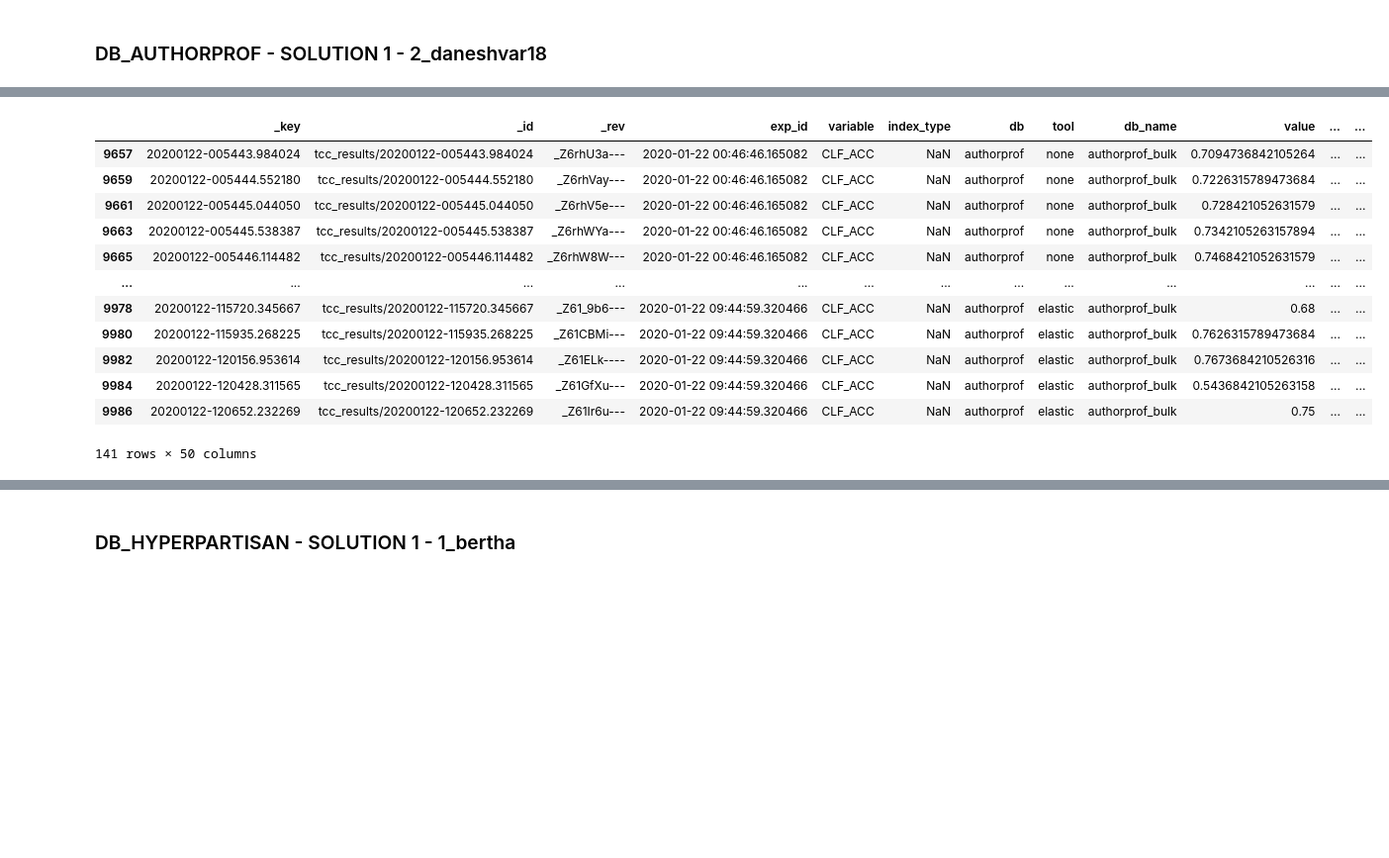
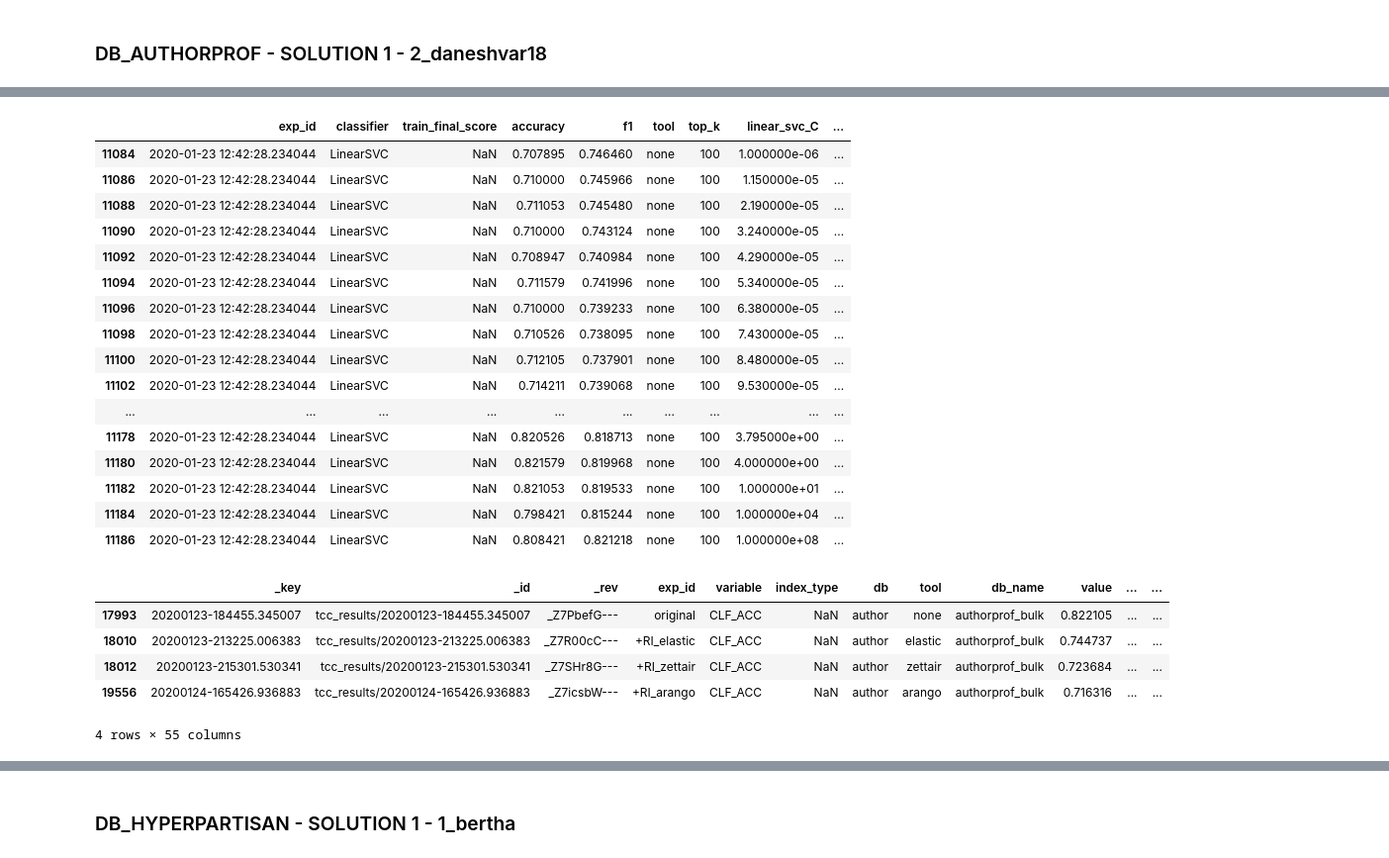
Before and after one commit to ruanmed/tcc-ii-ir-features-text-mining, a Jupyter notebook: tool-testing/results.ipynb, the cells around one changed output, grey strips where cells are left out. Shown at 99% size. Drawn from its saved outputs; the diff is of its cells as text; code cells hidden in the pictures; blank space fills up the shorter version.

```diff
--- a/tool-testing/results.ipynb
+++ b/tool-testing/results.ipynb
@@ -121,21 +199,45 @@ sel_2_daneshvar18.loc[sel_2_daneshvar18.groupby('exp_id')['f1'].idxmax().dropna(
+# %%
+ress = sel_2_daneshvar18.loc[(sel_2_daneshvar18.groupby('exp_id')['accuracy'].idxmax().dropna())]
+ress2 = ress.loc[(ress['top_k'] == '100')]
+ress = ress.loc[(ress['top_k'] == '100') & (ress['linear_svc_C'] == 1.0)]
+sel_2_daneshvar18.loc[sel_2_daneshvar18['exp_id'].isin(['2020-01-23 12:42:28.234044'])]
+# %% [output]
+|  | exp_id | classifier | train_final_score | accuracy | f1 | tool | top_k | linear_svc_C | ... |
+| 11084 | 2020-01-23 12:42:28.234044 | LinearSVC | NaN | 0.707895 | 0.746460 | none | 100 | 1.000000e-06 | ... |
+| 11086 | 2020-01-23 12:42:28.234044 | LinearSVC | NaN | 0.710000 | 0.745966 | none | 100 | 1.150000e-05 | ... |
+| 11088 | 2020-01-23 12:42:28.234044 | LinearSVC | NaN | 0.711053 | 0.745480 | none | 100 | 2.190000e-05 | ... |
+| 11090 | 2020-01-23 12:42:28.234044 | LinearSVC | NaN | 0.710000 | 0.743124 | none | 100 | 3.240000e-05 | ... |
+| 11092 | 2020-01-23 12:42:28.234044 | LinearSVC | NaN | 0.708947 | 0.740984 | none | 100 | 4.290000e-05 | ... |
+| 11094 | 2020-01-23 12:42:28.234044 | LinearSVC | NaN | 0.711579 | 0.741996 | none | 100 | 5.340000e-05 | ... |
+| 11096 | 2020-01-23 12:42:28.234044 | LinearSVC | NaN | 0.710000 | 0.739233 | none | 100 | 6.380000e-05 | ... |
+| 11098 | 2020-01-23 12:42:28.234044 | LinearSVC | NaN | 0.710526 | 0.738095 | none | 100 | 7.430000e-05 | ... |
+| 11100 | 2020-01-23 12:42:28.234044 | LinearSVC | NaN | 0.712105 | 0.737901 | none | 100 | 8.480000e-05 | ... |
+| 11102 | 2020-01-23 12:42:28.234044 | LinearSVC | NaN | 0.714211 | 0.739068 | none | 100 | 9.530000e-05 | ... |
+| ... | ... | ... | ... | ... | ... | ... | ... | ... | ... |
+| 11178 | 2020-01-23 12:42:28.234044 | LinearSVC | NaN | 0.820526 | 0.818713 | none | 100 | 3.795000e+00 | ... |
+| 11180 | 2020-01-23 12:42:28.234044 | LinearSVC | NaN | 0.821579 | 0.819968 | none | 100 | 4.000000e+00 | ... |
+| 11182 | 2020-01-23 12:42:28.234044 | LinearSVC | NaN | 0.821053 | 0.819533 | none | 100 | 1.000000e+01 | ... |
+| 11184 | 2020-01-23 12:42:28.234044 | LinearSVC | NaN | 0.798421 | 0.815244 | none | 100 | 1.000000e+04 | ... |
+| 11186 | 2020-01-23 12:42:28.234044 | LinearSVC | NaN | 0.808421 | 0.821218 | none | 100 | 1.000000e+08 | ... |
 # %%
-top_k_100_exp_ids = ['2020-01-22 00:46:46.165082', '2020-01-22 09:44:59.320466']
+top_k_100_exp_ids = ['2020-01-23 18:26:07.375789', '2020-01-23 21:20:45.677147', '2020-01-23 21:41:38.722074', '2020-01-24 16:40:36.117670']
+# top_k_100_exp_ids = ['2020-01-22 00:46:46.165082', '2020-01-22 09:44:59.320466', '2020-01-23 10:52:26.122222']
+# top_k_100_exp_ids = ['2020-01-23 18:26:07.375789', '2020-01-23 21:20:45.677147', '2020-01-23 21:41:38.722074', '2020-01-24 16:40:36.117670']
+cre_both = df.loc[(df['variable'].isin(['CLF_ACC', 'CLF_F1']))]
+cre_both = cre_both.loc[cre_both['exp_id'].isin(top_k_100_exp_ids)].dropna(subset=['linear_svc_C'])
+cre_both = cre_both.loc[(cre_both['linear_svc_C'] <= 10) & (cre_both['linear_svc_C'] >= 0)]
 cre = clf_acc_df.loc[clf_acc_df['exp_id'].isin(top_k_100_exp_ids)].dropna(subset=['linear_svc_C'])
 cre = cre.loc[(cre['linear_svc_C'] <= 10) & (cre['linear_svc_C'] >= 0)]
 
 # cre = cre.replace({'exp_id': {'2020-01-21 01:11:16.682270': 'ORIGINAL', '2020-01-20 11:56:27.013101': '+RI_ELASTIC', '2020-01-20 12:17:29.856689': '+RI_ARANGO', '2020-01-20 12:40:57.164582': '+RI_ZETTAIR'}})
+sel_dict = {'exp_id': {'2020-01-23 18:26:07.375789': 'original', '2020-01-23 21:20:45.677147': '+RI_elastic', '2020-01-23 21:41:38.722074': '+RI_zettair', '2020-01-24 16:40:36.117670': '+RI_arango'}}
+cre_both = cre_both.replace(sel_dict)
+cre = cre.replace(sel_dict)
 cre
 # %% [output]
 |  | _key | _id | _rev | exp_id | variable | index_type | db | tool | db_name | value | ... | ... |
-| 9657 | 20200122-005443.984024 | tcc_results/20200122-005443.984024 | _Z6rhU3a--- | 2020-01-22 00:46:46.165082 | CLF_ACC | NaN | authorprof | none | authorprof_bulk | 0.7094736842105264 | ... | ... |
-| 9659 | 20200122-005444.552180 | tcc_results/20200122-005444.552180 | _Z6rhVay--- | 2020-01-22 00:46:46.165082 | CLF_ACC | NaN | authorprof | none | authorprof_bulk | 0.7226315789473684 | ... | ... |
-| 9661 | 20200122-005445.044050 | tcc_results/20200122-005445.044050 | _Z6rhV5e--- | 2020-01-22 00:46:46.165082 | CLF_ACC | NaN | authorprof | none | authorprof_bulk | 0.728421052631579 | ... | ... |
-| 9663 | 20200122-005445.538387 | tcc_results/20200122-005445.538387 | _Z6rhWYa--- | 2020-01-22 00:46:46.165082 | CLF_ACC | NaN | authorprof | none | authorprof_bulk | 0.7342105263157894 | ... | ... |
-| 9665 | 20200122-005446.114482 | tcc_results/20200122-005446.114482 | _Z6rhW8W--- | 2020-01-22 00:46:46.165082 | CLF_ACC | NaN | authorprof | none | authorprof_bulk | 0.7468421052631579 | ... | ... |
-| ... | ... | ... | ... | ... | ... | ... | ... | ... | ... | ... | ... | ... |
-| 9978 | 20200122-115720.345667 | tcc_results/20200122-115720.345667 | _Z61_9b6--- | 2020-01-22 09:44:59.320466 | CLF_ACC | NaN | authorprof | elastic | authorprof_bulk | 0.68 | ... | ... |
-| 9980 | 20200122-115935.268225 | tcc_results/20200122-115935.268225 | _Z61CBMi--- | 2020-01-22 09:44:59.320466 | CLF_ACC | NaN | authorprof | elastic | authorprof_bulk | 0.7626315789473684 | ... | ... |
-| 9982 | 20200122-120156.953614 | tcc_results/20200122-120156.953614 | _Z61ELk---- | 2020-01-22 09:44:59.320466 | CLF_ACC | NaN | authorprof | elastic | authorprof_bulk | 0.7673684210526316 | ... | ... |
-| 9984 | 20200122-120428.311565 | tcc_results/20200122-120428.311565 | _Z61GfXu--- | 2020-01-22 09:44:59.320466 | CLF_ACC | NaN | authorprof | elastic | authorprof_bulk | 0.5436842105263158 | ... | ... |
-| 9986 | 20200122-120652.232269 | tcc_results/20200122-120652.232269 | _Z61Ir6u--- | 2020-01-22 09:44:59.320466 | CLF_ACC | NaN | authorprof | elastic | authorprof_bulk | 0.75 | ... | ... |
+| 17993 | 20200123-184455.345007 | tcc_results/20200123-184455.345007 | _Z7PbefG--- | original | CLF_ACC | NaN | author | none | authorprof_bulk | 0.822105 | ... | ... |
+| 18010 | 20200123-213225.006383 | tcc_results/20200123-213225.006383 | _Z7R00cC--- | +RI_elastic | CLF_ACC | NaN | author | elastic | authorprof_bulk | 0.744737 | ... | ... |
+| 18012 | 20200123-215301.530341 | tcc_results/20200123-215301.530341 | _Z7SHr8G--- | +RI_zettair | CLF_ACC | NaN | author | zettair | authorprof_bulk | 0.723684 | ... | ... |
+| 19556 | 20200124-165426.936883 | tcc_results/20200124-165426.936883 | _Z7icsbW--- | +RI_arango | CLF_ACC | NaN | author | arango | authorprof_bulk | 0.716316 | ... | ... |
-141 rows × 50 columns
+4 rows × 55 columns
```
Also changed, not shown: parts of 48 cells of this notebook, 6 other files.
